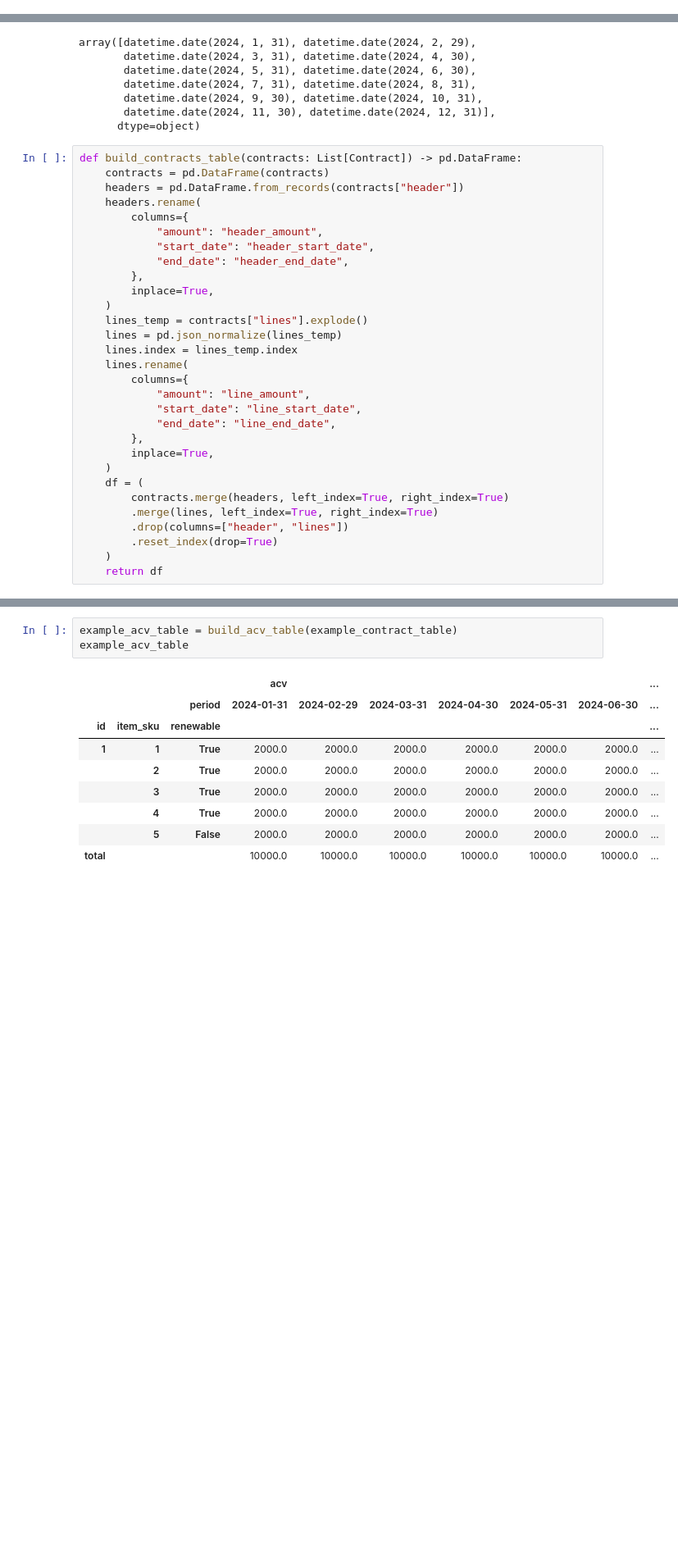
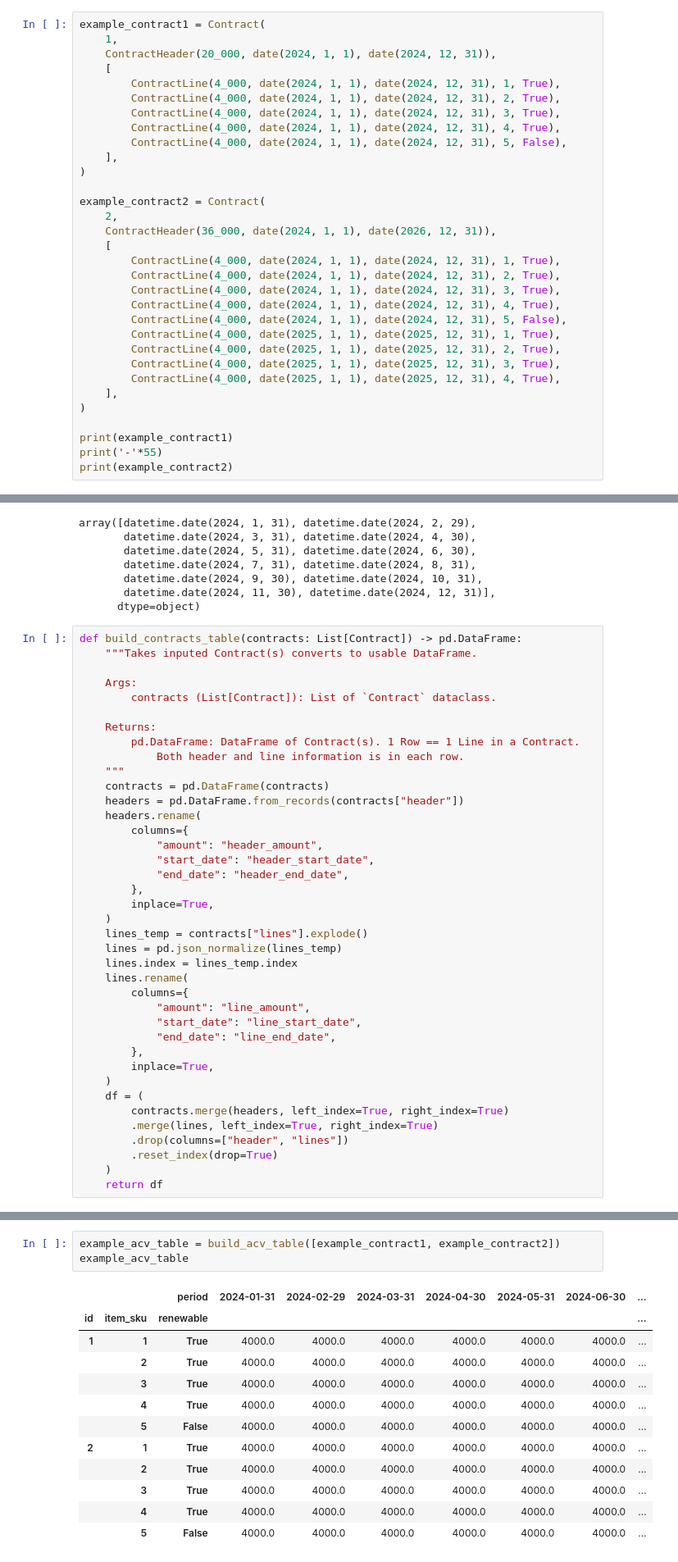
Before and after one commit to Curts0/arr_data_professional, a Jupyter notebook: arr.ipynb, the cells around one changed output, grey strips where cells are left out. Shown at 82% size. Saved outputs shown, nothing was run; the diff lists cells and outputs as text; blank space fills up the shorter version.

```diff
--- a/arr.ipynb
+++ b/arr.ipynb
@@ -165,0 +182,32 @@ example_contract = Contract(
+# %%
+example_contract1 = Contract(
+    1,
+    ContractHeader(20_000, date(2024, 1, 1), date(2024, 12, 31)),
+    [
+        ContractLine(4_000, date(2024, 1, 1), date(2024, 12, 31), 1, True),
+        ContractLine(4_000, date(2024, 1, 1), date(2024, 12, 31), 2, True),
+        ContractLine(4_000, date(2024, 1, 1), date(2024, 12, 31), 3, True),
+        ContractLine(4_000, date(2024, 1, 1), date(2024, 12, 31), 4, True),
+        ContractLine(4_000, date(2024, 1, 1), date(2024, 12, 31), 5, False),
+    ],
+)
+
+example_contract2 = Contract(
+    2,
+    ContractHeader(36_000, date(2024, 1, 1), date(2026, 12, 31)),
+    [
+        ContractLine(4_000, date(2024, 1, 1), date(2024, 12, 31), 1, True),
+        ContractLine(4_000, date(2024, 1, 1), date(2024, 12, 31), 2, True),
+        ContractLine(4_000, date(2024, 1, 1), date(2024, 12, 31), 3, True),
+        ContractLine(4_000, date(2024, 1, 1), date(2024, 12, 31), 4, True),
+        ContractLine(4_000, date(2024, 1, 1), date(2024, 12, 31), 5, False),
+        ContractLine(4_000, date(2025, 1, 1), date(2025, 12, 31), 1, True),
+        ContractLine(4_000, date(2025, 1, 1), date(2025, 12, 31), 2, True),
+        ContractLine(4_000, date(2025, 1, 1), date(2025, 12, 31), 3, True),
+        ContractLine(4_000, date(2025, 1, 1), date(2025, 12, 31), 4, True),
+    ],
+)
+
+print(example_contract1)
+print('-'*55)
+print(example_contract2)
@@ -337,6 +421,15 @@ array([datetime.date(2024, 1, 31), datetime.date(2024, 2, 29),
       dtype=object)
 # %%
 def build_contracts_table(contracts: List[Contract]) -> pd.DataFrame:
+    """Takes inputed Contract(s) converts to usable DataFrame.
+
+    Args:
+        contracts (List[Contract]): List of `Contract` dataclass.
+
+    Returns:
+        pd.DataFrame: DataFrame of Contract(s). 1 Row == 1 Line in a Contract.
+            Both header and line information is in each row.
+    """
     contracts = pd.DataFrame(contracts)
     headers = pd.DataFrame.from_records(contracts["header"])
     headers.rename(
@@ -427,15 +541,18 @@ def build_acv_table(df: pd.DataFrame, by_lines: bool = True) -> pd.DataFrame:
 # %%
-example_acv_table = build_acv_table(example_contract_table)
+example_acv_table = build_acv_table([example_contract1, example_contract2])
 example_acv_table
 # %% [output]
-|  |  |  | acv |  |  |  |  |  | ... |
 |  |  | period | 2024-01-31 | 2024-02-29 | 2024-03-31 | 2024-04-30 | 2024-05-31 | 2024-06-30 | ... |
 | id | item_sku | renewable |  |  |  |  |  |  | ... |
-| 1 | 1 | True | 2000.0 | 2000.0 | 2000.0 | 2000.0 | 2000.0 | 2000.0 | ... |
-|  | 2 | True | 2000.0 | 2000.0 | 2000.0 | 2000.0 | 2000.0 | 2000.0 | ... |
-|  | 3 | True | 2000.0 | 2000.0 | 2000.0 | 2000.0 | 2000.0 | 2000.0 | ... |
-|  | 4 | True | 2000.0 | 2000.0 | 2000.0 | 2000.0 | 2000.0 | 2000.0 | ... |
-|  | 5 | False | 2000.0 | 2000.0 | 2000.0 | 2000.0 | 2000.0 | 2000.0 | ... |
-| total |  |  | 10000.0 | 10000.0 | 10000.0 | 10000.0 | 10000.0 | 10000.0 | ... |
+| 1 | 1 | True | 4000.0 | 4000.0 | 4000.0 | 4000.0 | 4000.0 | 4000.0 | ... |
+|  | 2 | True | 4000.0 | 4000.0 | 4000.0 | 4000.0 | 4000.0 | 4000.0 | ... |
+|  | 3 | True | 4000.0 | 4000.0 | 4000.0 | 4000.0 | 4000.0 | 4000.0 | ... |
+|  | 4 | True | 4000.0 | 4000.0 | 4000.0 | 4000.0 | 4000.0 | 4000.0 | ... |
+|  | 5 | False | 4000.0 | 4000.0 | 4000.0 | 4000.0 | 4000.0 | 4000.0 | ... |
+| 2 | 1 | True | 4000.0 | 4000.0 | 4000.0 | 4000.0 | 4000.0 | 4000.0 | ... |
+|  | 2 | True | 4000.0 | 4000.0 | 4000.0 | 4000.0 | 4000.0 | 4000.0 | ... |
+|  | 3 | True | 4000.0 | 4000.0 | 4000.0 | 4000.0 | 4000.0 | 4000.0 | ... |
+|  | 4 | True | 4000.0 | 4000.0 | 4000.0 | 4000.0 | 4000.0 | 4000.0 | ... |
+|  | 5 | False | 4000.0 | 4000.0 | 4000.0 | 4000.0 | 4000.0 | 4000.0 | ... |
 # %% [markdown]
 ### Leap Year
```
Also changed, not shown: parts of 41 cells of this notebook.
